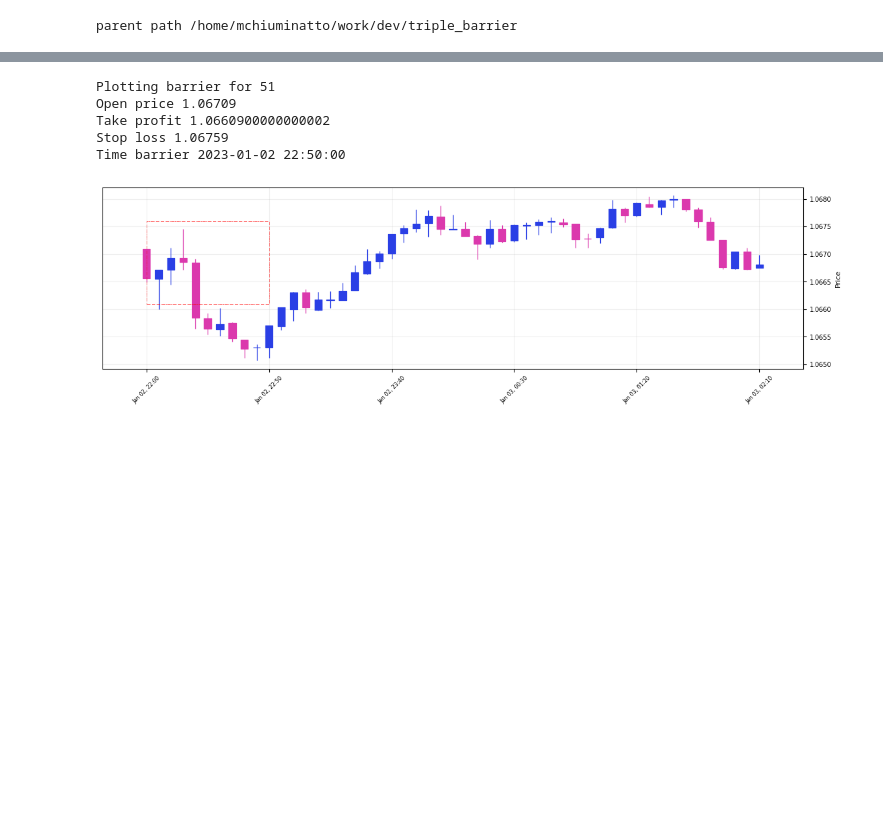
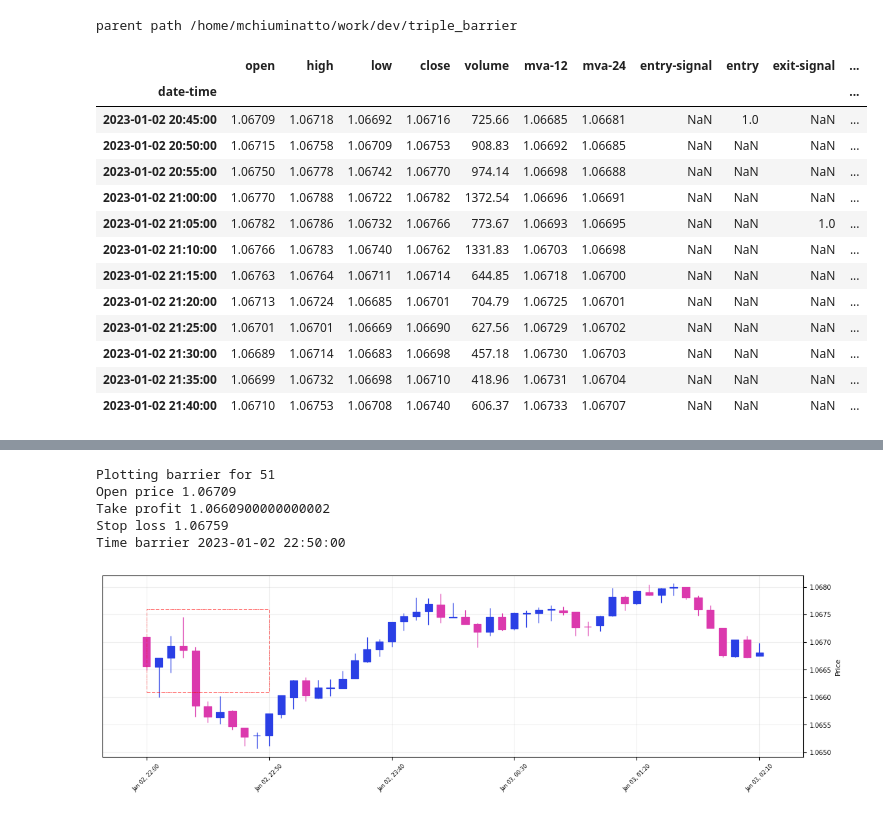
Before and after one commit to mchiuminatto/triple_barrier, a Jupyter notebook: docs/test_plot_triple_barrier.ipynb, the cells around one changed output, grey strips where cells are left out. Cells and saved outputs as stored; diff of their text form; code cells hidden in the pictures; blank space fills up the shorter version.

```diff
--- a/docs/test_plot_triple_barrier.ipynb
+++ b/docs/test_plot_triple_barrier.ipynb
@@ -24 +18,18 @@ price = pd.read_csv(file_name,
+# %%
+price["2023-01-02 20:45:00":].head(12)
+# %% [output]
+|  | open | high | low | close | volume | mva-12 | mva-24 | entry-signal | entry | exit-signal | ... |
+| date-time |  |  |  |  |  |  |  |  |  |  | ... |
+| 2023-01-02 20:45:00 | 1.06709 | 1.06718 | 1.06692 | 1.06716 | 725.66 | 1.06685 | 1.06681 | NaN | 1.0 | NaN | ... |
+| 2023-01-02 20:50:00 | 1.06715 | 1.06758 | 1.06709 | 1.06753 | 908.83 | 1.06692 | 1.06685 | NaN | NaN | NaN | ... |
+| 2023-01-02 20:55:00 | 1.06750 | 1.06778 | 1.06742 | 1.06770 | 974.14 | 1.06698 | 1.06688 | NaN | NaN | NaN | ... |
+| 2023-01-02 21:00:00 | 1.06770 | 1.06788 | 1.06722 | 1.06782 | 1372.54 | 1.06696 | 1.06691 | NaN | NaN | NaN | ... |
+| 2023-01-02 21:05:00 | 1.06782 | 1.06786 | 1.06732 | 1.06766 | 773.67 | 1.06693 | 1.06695 | NaN | NaN | 1.0 | ... |
+| 2023-01-02 21:10:00 | 1.06766 | 1.06783 | 1.06740 | 1.06762 | 1331.83 | 1.06703 | 1.06698 | NaN | NaN | NaN | ... |
+| 2023-01-02 21:15:00 | 1.06763 | 1.06764 | 1.06711 | 1.06714 | 644.85 | 1.06718 | 1.06700 | NaN | NaN | NaN | ... |
+| 2023-01-02 21:20:00 | 1.06713 | 1.06724 | 1.06685 | 1.06701 | 704.79 | 1.06725 | 1.06701 | NaN | NaN | NaN | ... |
+| 2023-01-02 21:25:00 | 1.06701 | 1.06701 | 1.06669 | 1.06690 | 627.56 | 1.06729 | 1.06702 | NaN | NaN | NaN | ... |
+| 2023-01-02 21:30:00 | 1.06689 | 1.06714 | 1.06683 | 1.06698 | 457.18 | 1.06730 | 1.06703 | NaN | NaN | NaN | ... |
+| 2023-01-02 21:35:00 | 1.06699 | 1.06732 | 1.06698 | 1.06710 | 418.96 | 1.06731 | 1.06704 | NaN | NaN | NaN | ... |
+| 2023-01-02 21:40:00 | 1.06710 | 1.06753 | 1.06708 | 1.06740 | 606.37 | 1.06733 | 1.06707 | NaN | NaN | NaN | ... |
 # %%
```
Also changed, not shown: parts of 6 cells of this notebook, 5 other files.
